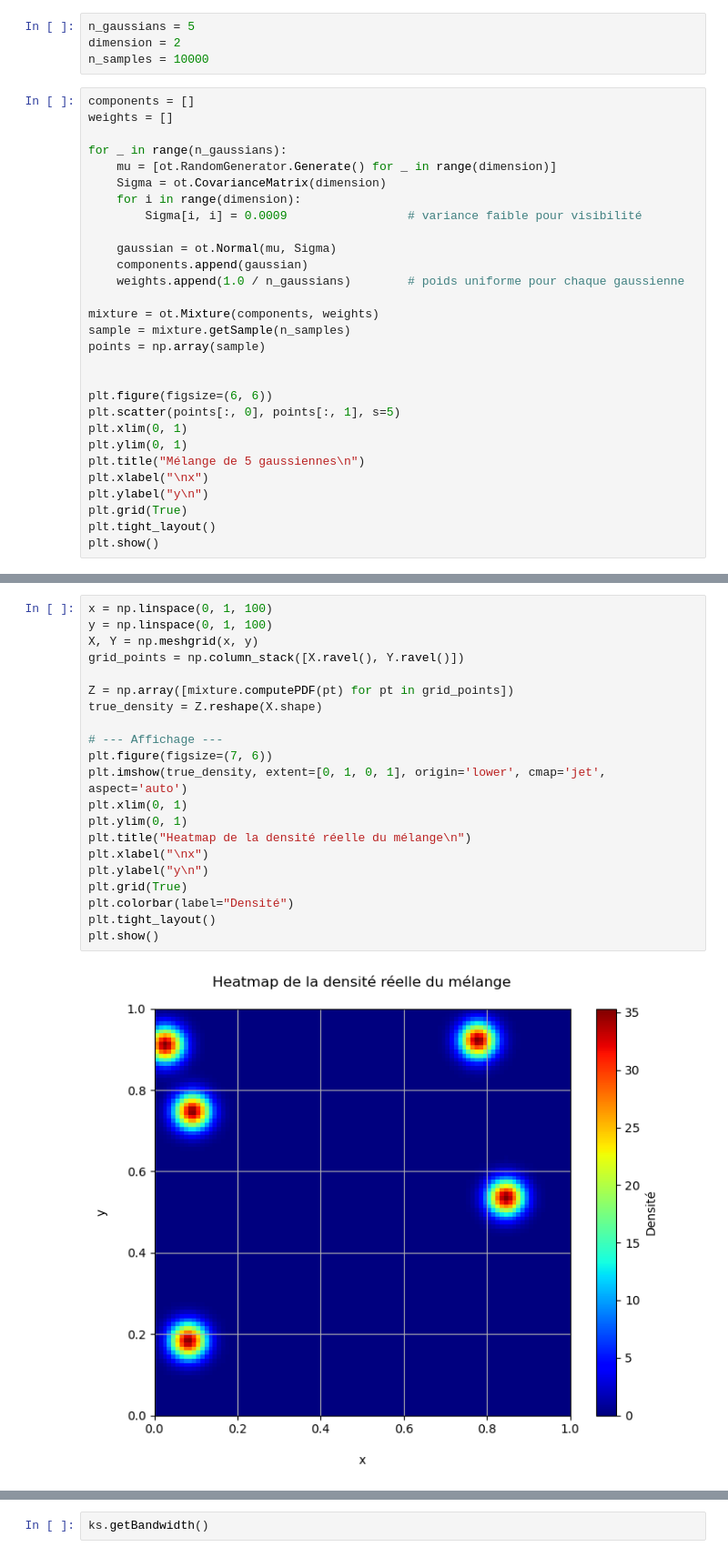
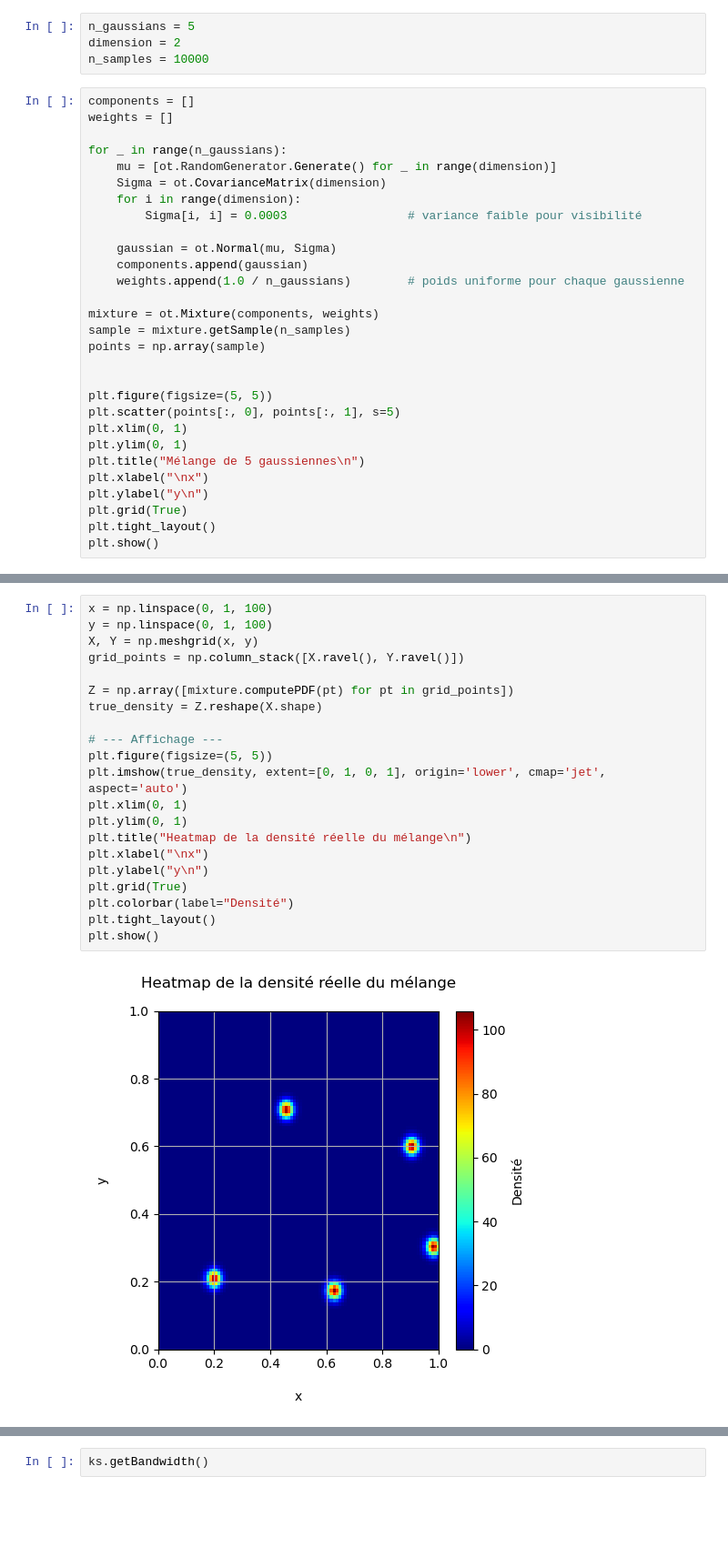
Before and after one commit to IbraSey/phdseydi, a Jupyter notebook: codes/kde_spatial_data.ipynb, the cells around one changed output, grey strips where cells are left out. Shown at 91% size. Drawn from its saved outputs; the diff is of its cells as text; blank space fills up the shorter version.

```diff
--- a/codes/kde_spatial_data.ipynb
+++ b/codes/kde_spatial_data.ipynb
@@ -38,7 +38,7 @@ for _ in range(n_gaussians):
     mu = [ot.RandomGenerator.Generate() for _ in range(dimension)]
     Sigma = ot.CovarianceMatrix(dimension)
     for i in range(dimension):
-        Sigma[i, i] = 0.0009                 # variance faible pour visibilité
+        Sigma[i, i] = 0.0003                 # variance faible pour visibilité
 
     gaussian = ot.Normal(mu, Sigma)
     components.append(gaussian)
@@ -49,7 +49,7 @@ sample = mixture.getSample(n_samples)
 points = np.array(sample)
 
 
-plt.figure(figsize=(6, 6))
+plt.figure(figsize=(5, 5))
 plt.scatter(points[:, 0], points[:, 1], s=5)
 plt.xlim(0, 1)
 plt.ylim(0, 1)
@@ -64,26 +64,26 @@ plt.show()
 # %%
 x = np.linspace(0, 1, 100)
 y = np.linspace(0, 1, 100)
 X, Y = np.meshgrid(x, y)
 grid_points = np.column_stack([X.ravel(), Y.ravel()])
 
 Z = np.array([mixture.computePDF(pt) for pt in grid_points])
 true_density = Z.reshape(X.shape)
 
 # --- Affichage ---
-plt.figure(figsize=(7, 6))
+plt.figure(figsize=(5, 5))
 plt.imshow(true_density, extent=[0, 1, 0, 1], origin='lower', cmap='jet', aspect='auto')
 plt.xlim(0, 1)
 plt.ylim(0, 1)
 plt.title("Heatmap de la densité réelle du mélange\n")
 plt.xlabel("\nx")
 plt.ylabel("y\n")
 plt.grid(True)
 plt.colorbar(label="Densité")
 plt.tight_layout()
 plt.show()
 # %% [output]
-[figure, old version]
+[figure, new version]
 # %%
 ks = ot.KernelSmoothing()
 distribution = ks.build(sample)
```
Also changed, not shown: parts of 5 cells of this notebook.
